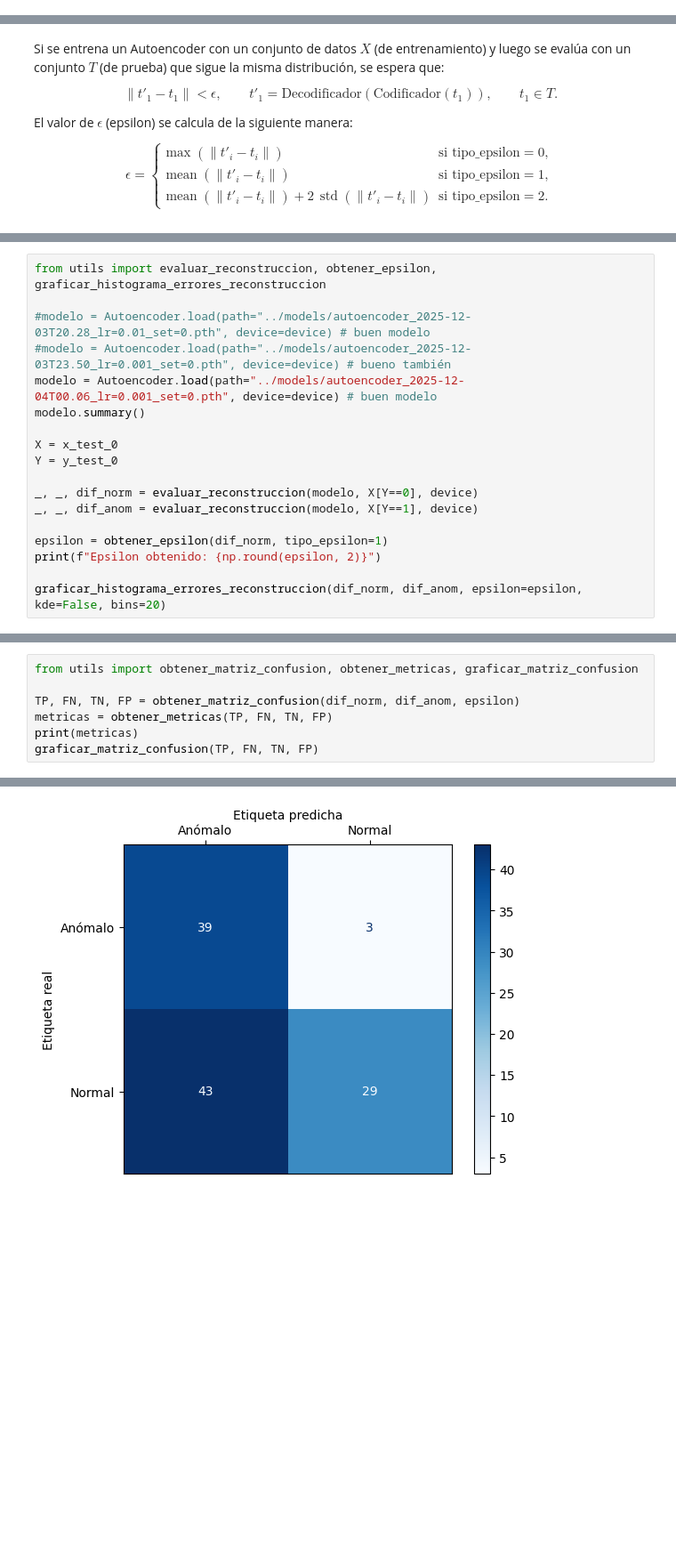
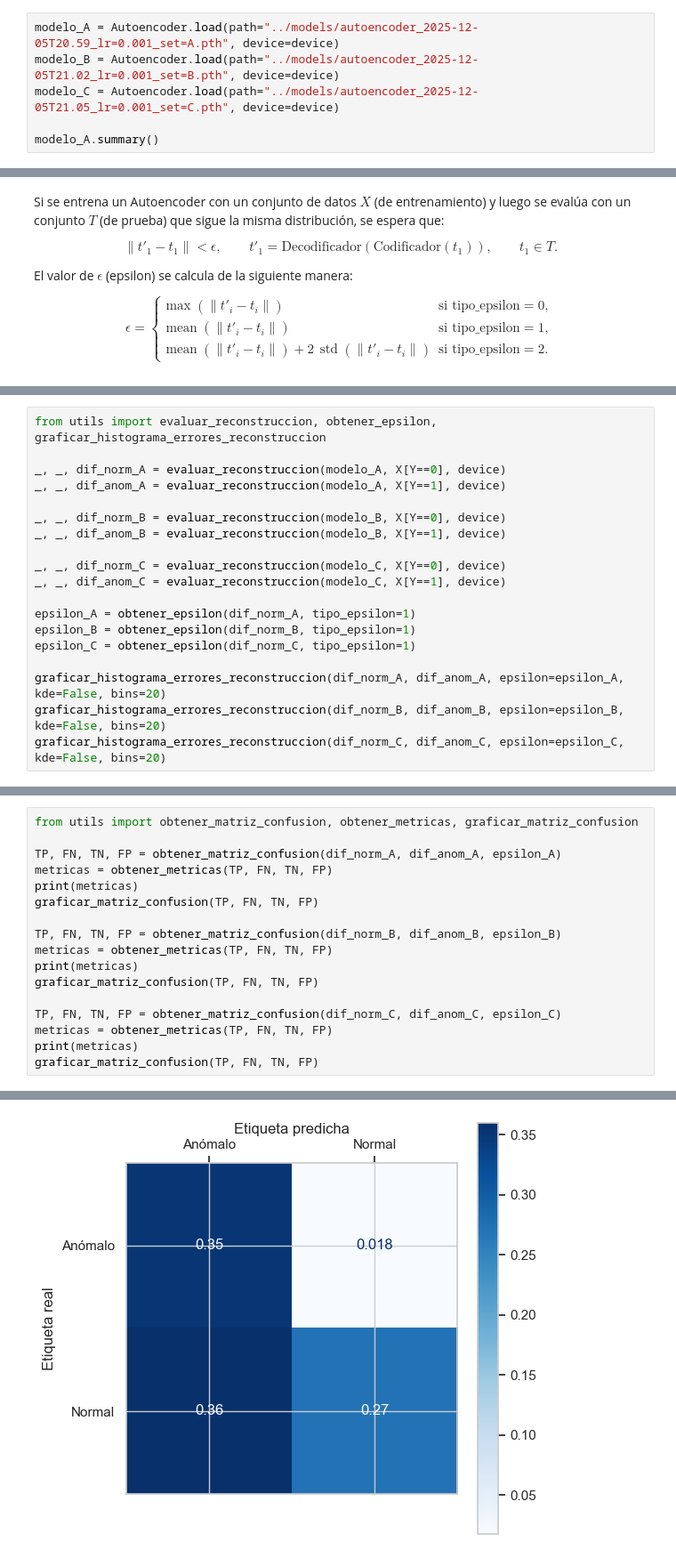
Before and after one commit to matias-cisnero/anomaly-detection-with-autoencoder, a Jupyter notebook: notebooks/test.ipynb, the cells around one changed output, grey strips where cells are left out. Shown at 89% size. Cells and saved outputs as stored; diff of their text form; blank space fills up the shorter version.

```diff
--- a/notebooks/test.ipynb
+++ b/notebooks/test.ipynb
@@ -45,0 +45,6 @@ x_train_0.shape
+# %%
+modelo_A = Autoencoder.load(path="../models/autoencoder_2025-12-05T20.59_lr=0.001_set=A.pth", device=device)
+modelo_B = Autoencoder.load(path="../models/autoencoder_2025-12-05T21.02_lr=0.001_set=B.pth", device=device)
+modelo_C = Autoencoder.load(path="../models/autoencoder_2025-12-05T21.05_lr=0.001_set=C.pth", device=device)
+
+modelo_A.summary()
@@ -67,19 +85,20 @@ $$
 # %%
 from utils import evaluar_reconstruccion, obtener_epsilon, graficar_histograma_errores_reconstruccion
 
-#modelo = Autoencoder.load(path="../models/autoencoder_2025-12-03T20.28_lr=0.01_set=0.pth", device=device) # buen modelo
-#modelo = Autoencoder.load(path="../models/autoencoder_2025-12-03T23.50_lr=0.001_set=0.pth", device=device) # bueno también
-modelo = Autoencoder.load(path="../models/autoencoder_2025-12-04T00.06_lr=0.001_set=0.pth", device=device) # buen modelo
-modelo.summary()
+_, _, dif_norm_A = evaluar_reconstruccion(modelo_A, X[Y==0], device)
+_, _, dif_anom_A = evaluar_reconstruccion(modelo_A, X[Y==1], device)
 
-X = x_test_0
-Y = y_test_0
+_, _, dif_norm_B = evaluar_reconstruccion(modelo_B, X[Y==0], device)
+_, _, dif_anom_B = evaluar_reconstruccion(modelo_B, X[Y==1], device)
 
-_, _, dif_norm = evaluar_reconstruccion(modelo, X[Y==0], device)
-_, _, dif_anom = evaluar_reconstruccion(modelo, X[Y==1], device)
+_, _, dif_norm_C = evaluar_reconstruccion(modelo_C, X[Y==0], device)
+_, _, dif_anom_C = evaluar_reconstruccion(modelo_C, X[Y==1], device)
 
-epsilon = obtener_epsilon(dif_norm, tipo_epsilon=1)
-print(f"Epsilon obtenido: {np.round(epsilon, 2)}")
+epsilon_A = obtener_epsilon(dif_norm_A, tipo_epsilon=1)
+epsilon_B = obtener_epsilon(dif_norm_B, tipo_epsilon=1)
+epsilon_C = obtener_epsilon(dif_norm_C, tipo_epsilon=1)
 
-graficar_histograma_errores_reconstruccion(dif_norm, dif_anom, epsilon=epsilon, kde=False, bins=20)
+graficar_histograma_errores_reconstruccion(dif_norm_A, dif_anom_A, epsilon=epsilon_A, kde=False, bins=20)
+graficar_histograma_errores_reconstruccion(dif_norm_B, dif_anom_B, epsilon=epsilon_B, kde=False, bins=20)
+graficar_histograma_errores_reconstruccion(dif_norm_C, dif_anom_C, epsilon=epsilon_C, kde=False, bins=20)
 # %% [output]
@@ -124,8 +141,18 @@ En este caso veo más interesante analizar la métrica "precision" (creo que má
 # %%
 from utils import obtener_matriz_confusion, obtener_metricas, graficar_matriz_confusion
 
-TP, FN, TN, FP = obtener_matriz_confusion(dif_norm, dif_anom, epsilon)
+TP, FN, TN, FP = obtener_matriz_confusion(dif_norm_A, dif_anom_A, epsilon_A)
 metricas = obtener_metricas(TP, FN, TN, FP)
 print(metricas)
 graficar_matriz_confusion(TP, FN, TN, FP)
+
+TP, FN, TN, FP = obtener_matriz_confusion(dif_norm_B, dif_anom_B, epsilon_B)
+metricas = obtener_metricas(TP, FN, TN, FP)
+print(metricas)
+graficar_matriz_confusion(TP, FN, TN, FP)
+
+TP, FN, TN, FP = obtener_matriz_confusion(dif_norm_C, dif_anom_C, epsilon_C)
+metricas = obtener_metricas(TP, FN, TN, FP)
+print(metricas)
+graficar_matriz_confusion(TP, FN, TN, FP)
 # %% [output]
@@ -133 +160 @@ graficar_matriz_confusion(TP, FN, TN, FP)
-[figure, old version]
+[figure, new version]
```
Also changed, not shown: parts of 15 cells of this notebook, 17 other files.
